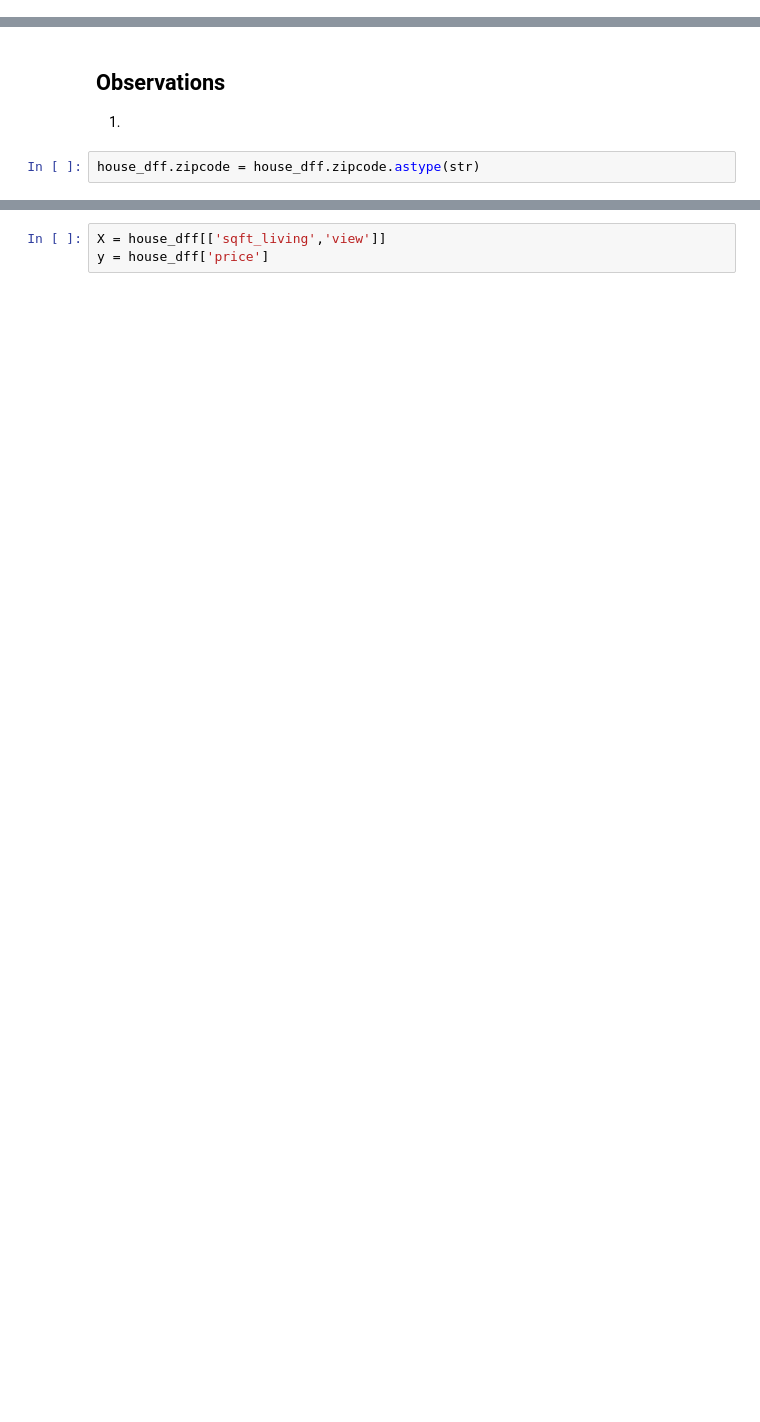
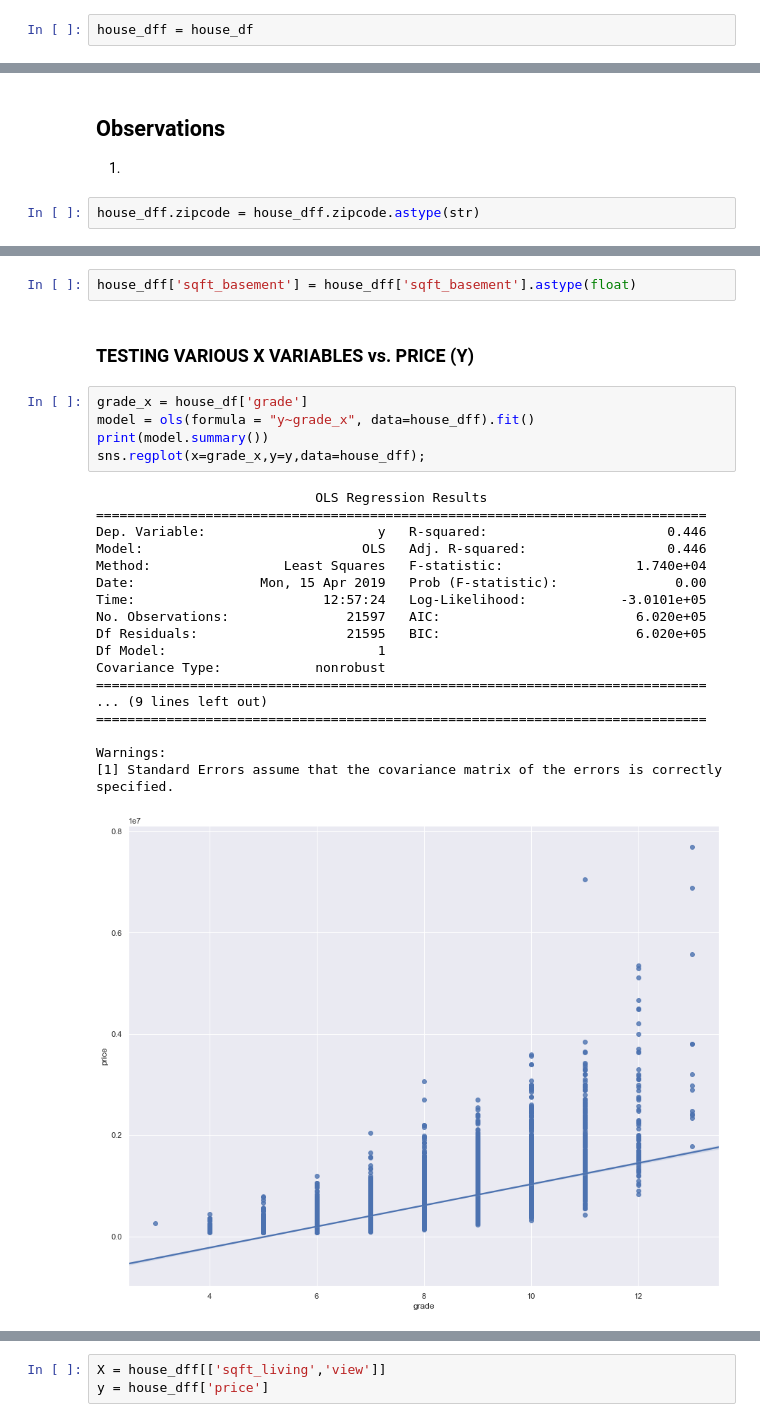
Before and after one commit to A92e/kingcountyWA_home_price_predictor, a Jupyter notebook: WIP_notebook.ipynb, the cells around one changed output, grey strips where cells are left out. Cells and saved outputs as stored; diff of their text form; blank space fills up the shorter version.

```diff
--- a/WIP_notebook.ipynb
+++ b/WIP_notebook.ipynb
@@ -272,6 +264,8 @@ sns.regplot(x=x,y=y,data=house_df);
 - There is a strong positive linear correlation between square footage of the house's living area and price of the house
 - Next step is to find other variables to improve this current model
 - We need to clean some variables and see if we can make sense of how it can affect our analysis
+# %%
+house_dff = house_df
 # %%
 # CLEANING NOTES:
  #1) Set waterfront nulls to 0, assumption: nulls mean there is no waterfront view
@@ -425,0 +442,28 @@ house_dff.zipcode = house_dff.zipcode.astype(str)
+# %%
+house_dff['sqft_basement'] = house_dff['sqft_basement'].astype(float)
+# %% [markdown]
+### TESTING VARIOUS X VARIABLES vs. PRICE (Y)
+# %%
+grade_x = house_df['grade']
+model = ols(formula = "y~grade_x", data=house_dff).fit()
+print(model.summary())
+sns.regplot(x=grade_x,y=y,data=house_dff);
+# %% [output]
+                            OLS Regression Results
+==============================================================================
+Dep. Variable:                      y   R-squared:                       0.446
+Model:                            OLS   Adj. R-squared:                  0.446
+Method:                 Least Squares   F-statistic:                 1.740e+04
+Date:                Mon, 15 Apr 2019   Prob (F-statistic):               0.00
+Time:                        12:57:24   Log-Likelihood:            -3.0101e+05
+No. Observations:               21597   AIC:                         6.020e+05
+Df Residuals:                   21595   BIC:                         6.020e+05
+Df Model:                           1
+Covariance Type:            nonrobust
+==============================================================================
+... (9 lines left out)
+==============================================================================
+
+Warnings:
+[1] Standard Errors assume that the covariance matrix of the errors is correctly specified.
+[figure, added]
```
Also changed, not shown: parts of 34 cells of this notebook.
